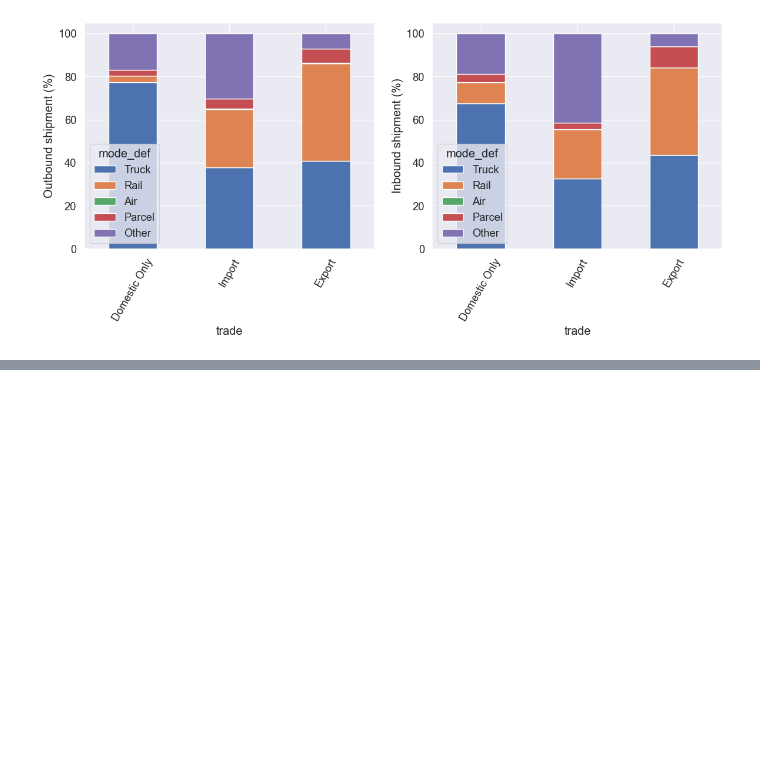
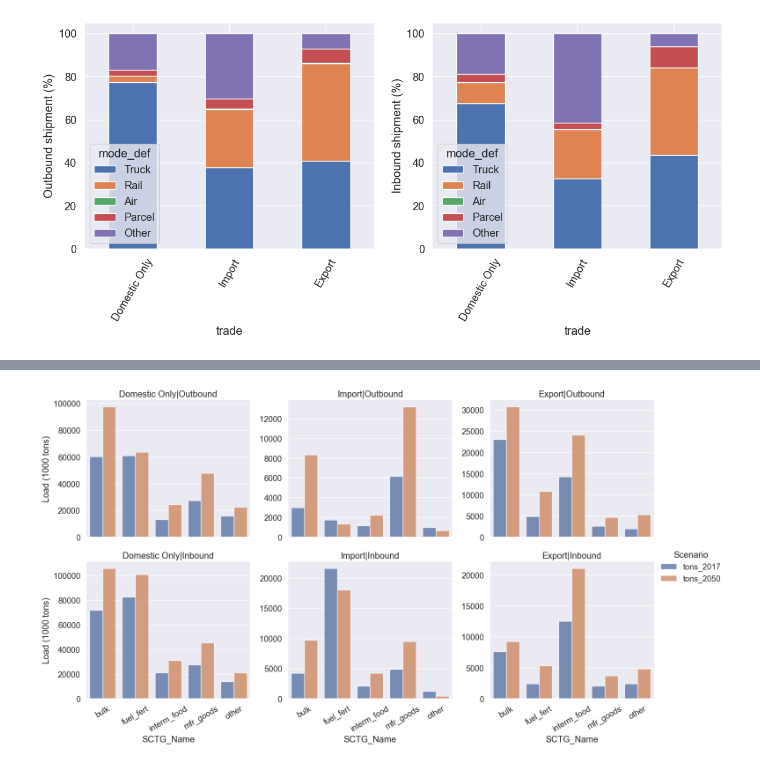
Before and after one commit to LBNL-UCB-STI/SynthFirm, a Jupyter notebook: input_generation/data_exploration/faf5_data_explore.ipynb, the cells around one changed output, grey strips where cells are left out. Drawn from its saved outputs; the diff is of its cells as text; code cells hidden in the pictures; blank space fills up the shorter version.

Commit message:
process FAF5 network data

```diff
--- a/input_generation/data_exploration/faf5_data_explore.ipynb
+++ b/input_generation/data_exploration/faf5_data_explore.ipynb
@@ -22,11 +22,15 @@ mode_lookup = {1: 'Truck', 2: 'Rail', 3: 'Other', 4: 'Air',
 
 #define scenario input
 analysis_year = 2017
+future_year = 2050
 us_ton_to_ton = 0.907185
 miles_to_km = 1.60934
 shipment_load_attr = 'tons_' + str(analysis_year)
 shipment_tonmile_attr = 'tmiles_' + str(analysis_year)
 
+future_load_attr = 'tons_' + str(future_year)
+future_tonmile_attr = 'tmiles_' + str(future_year)
+
 plot_dir = 'plots_Seattle/'
 output_dir = 'outputs_Seattle/'
 
@@ -322,0 +354,26 @@ plt.show()
+# %%
+# plot regional results
+region_flow_by_trade = \
+final_flow_by_trade.loc[final_flow_by_trade['region'] == selected_region]
+
+region_flow_by_trade = pd.melt(region_flow_by_trade,
+                              id_vars = ['region', 'SCTG_Name', 'trade', 'type'],
+                              value_vars = [shipment_load_attr, future_load_attr],
+                              var_name = 'Scenario', value_name = 'Load (1000 tons)')
+region_flow_by_trade = region_flow_by_trade.reset_index()
+region_flow_by_trade.head(5)
+ax = sns.catplot(
+    data= region_flow_by_trade, kind="bar", x = 'SCTG_Name',
+    hue="Scenario", y='Load (1000 tons)',
+    col = 'trade', row = 'type',
+    alpha=.8, height=4, aspect=1.2, sharey = False
+)
+ax.set_titles('{col_name}|{row_name}')
+for axn in ax.axes.flat:
+    for label in axn.get_xticklabels():
+        label.set_rotation(30)
+plt.savefig(plot_dir + 'forecast_FAF_load_by_trade_type.png', dpi = 300)
+plt.show()
+final_flow_by_trade.to_csv(output_dir + 'forecast_FAF_load_by_trade_type.csv')
+# %% [output]
+[figure, added]
```
Also changed, not shown: parts of 6 cells of this notebook, 1 other file.
